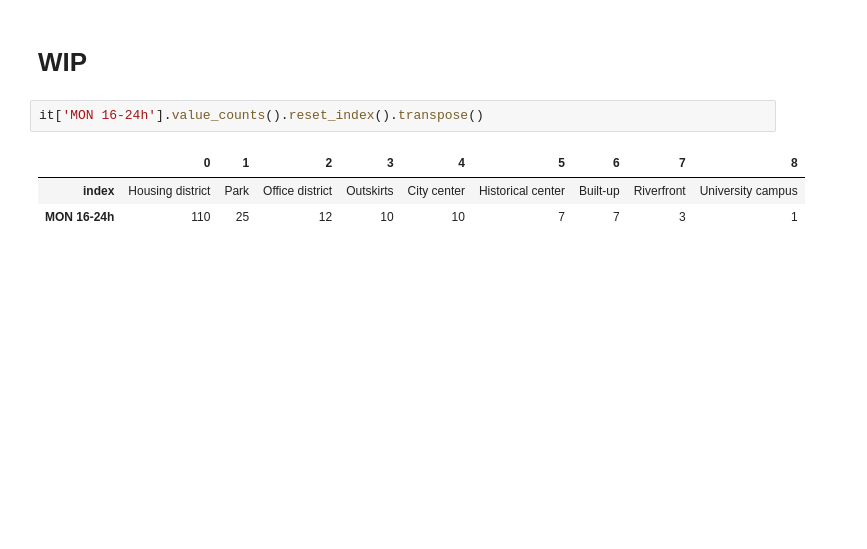
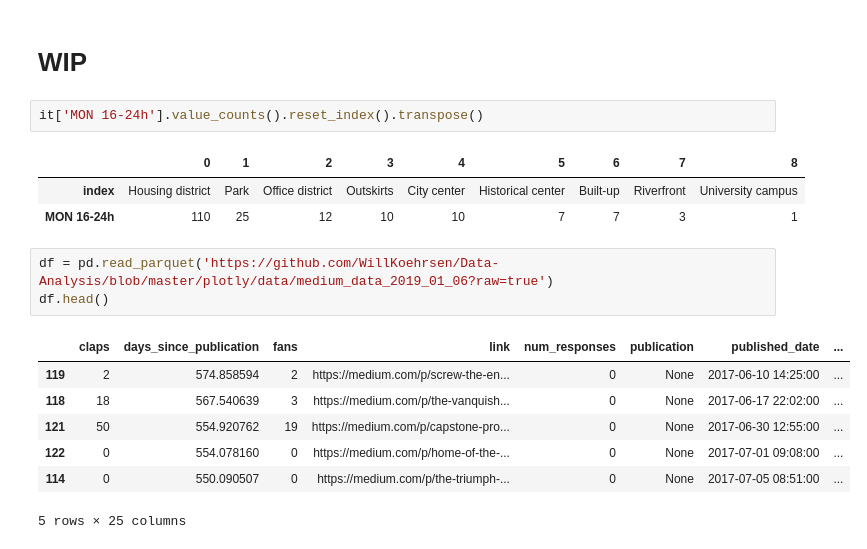
Before and after one commit to utikpuhlik/minimum, a Jupyter notebook: main.ipynb, the cells around one changed output. Drawn from its saved outputs; the diff is of its cells as text; blank space fills up the shorter version.

Commit message:
plotly update

```diff
--- a/main.ipynb
+++ b/main.ipynb
@@ -217,3 +220,14 @@ it['MON 16-24h'].value_counts().reset_index().transpose()
 |  | 0 | 1 | 2 | 3 | 4 | 5 | 6 | 7 | 8 |
 | index | Housing district | Park | Office district | Outskirts | City center | Historical center | Built-up | Riverfront | University campus |
 | MON 16-24h | 110 | 25 | 12 | 10 | 10 | 7 | 7 | 3 | 1 |
+# %%
+df = pd.read_parquet('https://github.com/WillKoehrsen/Data-Analysis/blob/master/plotly/data/medium_data_2019_01_06?raw=true')
+df.head()
+# %% [output]
+|  | claps | days_since_publication | fans | link | num_responses | publication | published_date | ... |
+| 119 | 2 | 574.858594 | 2 | https://medium.com/p/screw-the-en... | 0 | None | 2017-06-10 14:25:00 | ... |
+| 118 | 18 | 567.540639 | 3 | https://medium.com/p/the-vanquish... | 0 | None | 2017-06-17 22:02:00 | ... |
+| 121 | 50 | 554.920762 | 19 | https://medium.com/p/capstone-pro... | 0 | None | 2017-06-30 12:55:00 | ... |
+| 122 | 0 | 554.078160 | 0 | https://medium.com/p/home-of-the-... | 0 | None | 2017-07-01 09:08:00 | ... |
+| 114 | 0 | 550.090507 | 0 | https://medium.com/p/the-triumph-... | 0 | None | 2017-07-05 08:51:00 | ... |
+5 rows × 25 columns
```
Also changed, not shown: parts of 6 cells of this notebook.
